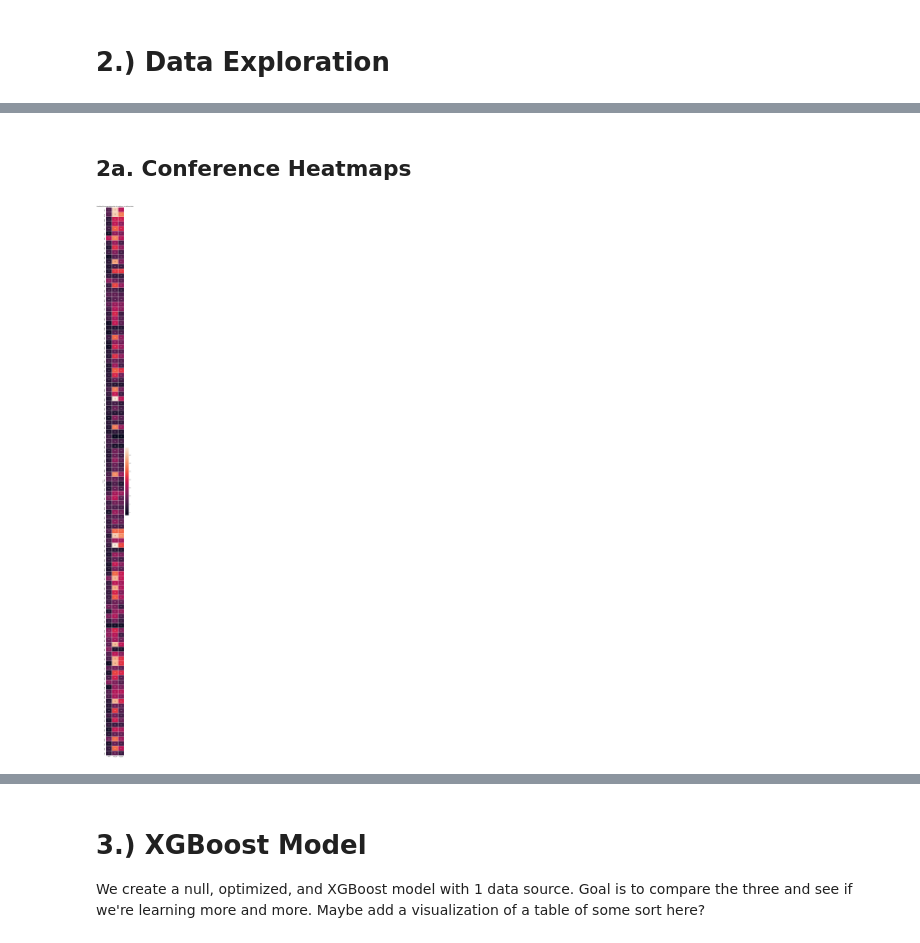
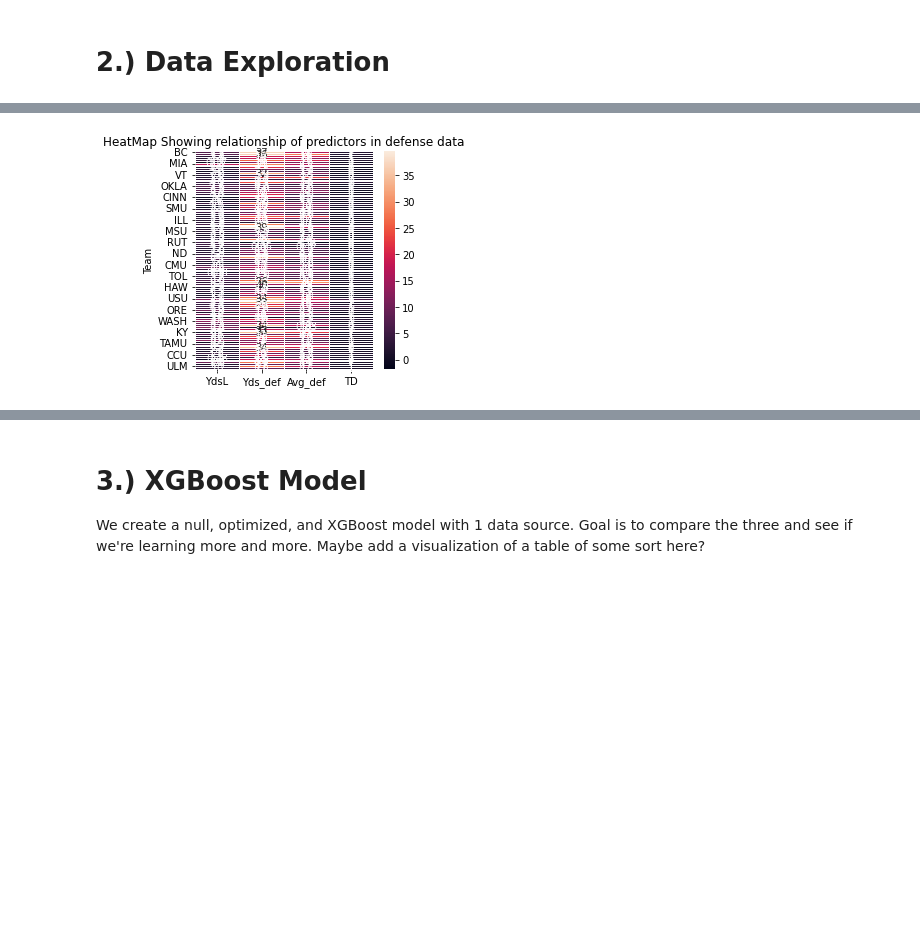
Before and after one commit to JosiahGuy/DS320Project, a Jupyter notebook: college_football_combined.ipynb, the cells around one changed output, grey strips where cells are left out. Drawn from its saved outputs; the diff is of its cells as text; code cells hidden in the pictures; blank space fills up the shorter version.

```diff
--- a/college_football_combined.ipynb
+++ b/college_football_combined.ipynb
@@ -255,2 +204,0 @@ conference_list
-# %% [markdown]
-## 2a. Conference Heatmaps
@@ -259,21 +205,22 @@ con
 # %%
 #
 # Using a heatmap to visualize defense predictors
 #
-plt.figure(figsize = (4, 100)) # Don't really know what this does. Pixels?
+plt.figure(figsize = (4, 4)) # Don't really know what this does. Pixels?
 
 #
 # This next line should use the seaborn heatmap on JUST the variables I'm passing in, right?? Where is Team coming from?
 #
-heat_map = sns.heatmap(defense_df[["YdsL", "Yds_def", "Avg_def"]], linewidth = 1 , annot = True)
+heat_map = sns.heatmap(defense_df[["YdsL", "Yds_def", "Avg_def", "TD"]], linewidth = 1 , annot = True)
 
 #
 # Another method using default matplotlip heatmap. No luck.
 #
+#plt.pcolormesh(defense_df[["YdsL", "Yds_def", "Avg_def", "TD"]], cmap = 'summer')
 plt.title( "HeatMap Showing relationship of predictors in defense data" )
 plt.show()
 # %% [output]
-[figure, old version]
+[figure, new version]
 # %%
 #It's hard to see. Maybe we can use pandas?
 
```
Also changed, not shown: parts of 18 cells of this notebook.
